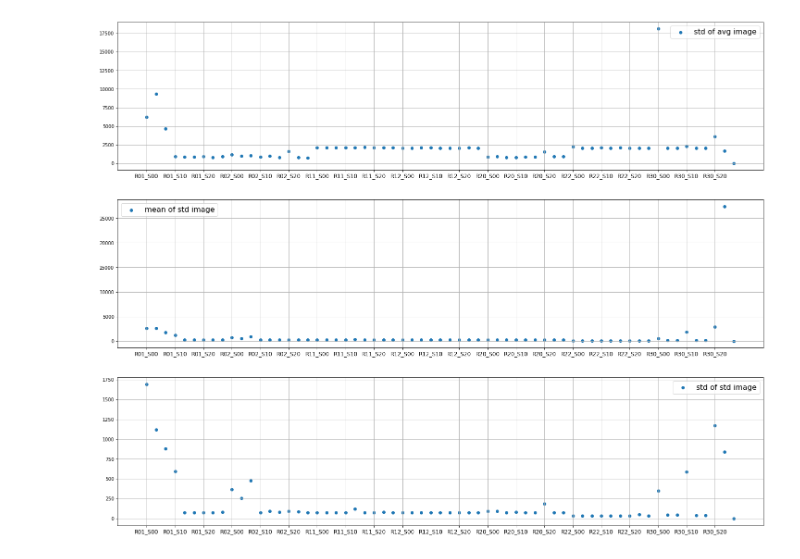
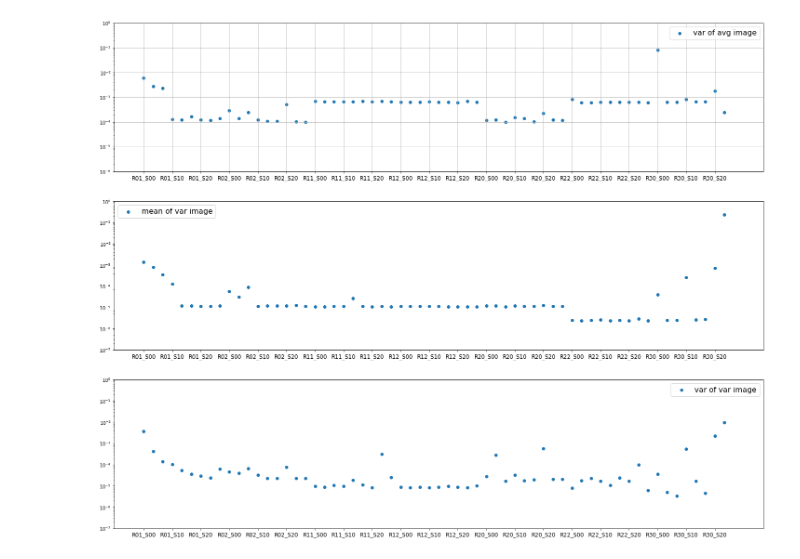
Before and after one commit to lsst-camera-dh/ccob-wb, a Jupyter notebook: notebooks/compute_flat_variance.ipynb, the cells around one changed output. Cells and saved outputs as stored; diff of their text form; code cells hidden in the pictures.

```diff
--- a/notebooks/compute_flat_variance.ipynb
+++ b/notebooks/compute_flat_variance.ipynb
@@ -15,8 +12,9 @@ The autoreload extension is already loaded. To reload it, use:
 # %%
 outdir_fits = '/gpfs/slac/lsst/fs1/u/combet/DATA/CCOB_QE/fits'
-led = 'red'
+led = 'nm960'
 
 raft_list = ['R01','R02','R11','R12','R20','R22','R30']
+#raft_list = ['R22']
 e2v_list = ['R11','R12','R22', 'R30']
 sensor_list = ['S00','S01','S02','S10','S11','S12','S20','S21','S22']
 ccdid_list = sorted([raft+'_'+sensor for sensor in sensor_list for raft in raft_list])
@@ -41,0 +65,5 @@ for key in list(flist.keys()):
+# %%
+import yaml
+f = '/home/combet/tmp_9rafts/QE_results/figs/'+led+'ccob_diagnostic.yaml'
+ccob_diagnostic = yaml.load(open(f),Loader=yaml.FullLoader)
+ccob_diagnostic
@@ -42,36 +88,45 @@ for key in list(flist.keys()):
 # %%
 x_label = []
-std_of_std = []
+var_of_var = []
 mean_of_mean = []
-std_of_mean = []
-mean_of_std = []
+var_of_mean = []
+mean_of_var = []
 
 for key in list(flist.keys()):
     x_label = x_label + [key]
-    std_of_std = std_of_std + [ccob_diagnostic[key]['stddev of std']]
-    mean_of_mean = mean_of_mean + [ccob_diagnostic[key]['avg of mean']]
-    std_of_mean = std_of_mean + [ccob_diagnostic[key]['stddev of mean']]
-    mean_of_std = mean_of_std + [ccob_diagnostic[key]['avg of std']]
+    var_of_var = var_of_var + [ccob_diagnostic[key]['var_of_var']]
+    mean_of_mean = mean_of_mean + [ccob_diagnostic[key]['avg_of_mean']]
+    var_of_mean = var_of_mean + [ccob_diagnostic[key]['var_of_mean']]
+    mean_of_var = mean_of_var + [ccob_diagnostic[key]['avg_of_var']]
 
 fig, axes = plt.subplots(nrows=3, ncols=1, figsize=(25,20))
 x_axis = np.arange(0, len(x_label))
-axes[0].scatter(x_axis, std_of_mean,  label='std of avg image')
-axes[1].scatter(x_axis, mean_of_std,  label='mean of std image')
-axes[2].scatter(x_axis, std_of_std,   label='std of std image')
+axes[0].scatter(x_axis, var_of_mean,  label='var of avg image')
+axes[1].scatter(x_axis, mean_of_var,  label='mean of var image')
+axes[2].scatter(x_axis, np.sqrt(var_of_var),   label='var of var image')
 
 axes[0].set_xticks(x_axis[0:len(x_axis):3])
 axes[0].set_xticklabels(x_label[0:len(x_axis):3], fontsize=12)
 axes[1].set_xticks(x_axis[0:len(x_axis):3])
 axes[1].set_xticklabels(x_label[0:len(x_axis):3], fontsize=12)
 axes[2].set_xticks(x_axis[0:len(x_axis):3])
 axes[2].set_xticklabels(x_label[0:len(x_axis):3], fontsize=12)
 axes[0].legend(fontsize=16)
 axes[1].legend(fontsize=16)
 axes[2].legend(fontsize=16)
 axes[0].grid()
 axes[1].grid()
 axes[2].grid()
+axes[0].set_yscale('log')
+axes[1].set_yscale('log')
+axes[2].set_yscale('log')
+axes[0].set_ylim([1.e-6,1])
+axes[1].set_ylim([1.e-7,1])
+axes[2].set_ylim([1.e-7,1])
 
-fig.savefig('/home/combet/tmp_9rafts/QE_results/figs/ccob_diagnostic.pdf')
+axes[1].grid()
+axes[2].grid()
+
+fig.savefig('/home/combet/tmp_9rafts/QE_results/figs/ccob_diagnostic'+'_'+led+'.pdf')
 # %% [output]
-[figure, old version]
+[figure, new version]
```
Also changed, not shown: parts of 8 cells of this notebook, 6 other files.
